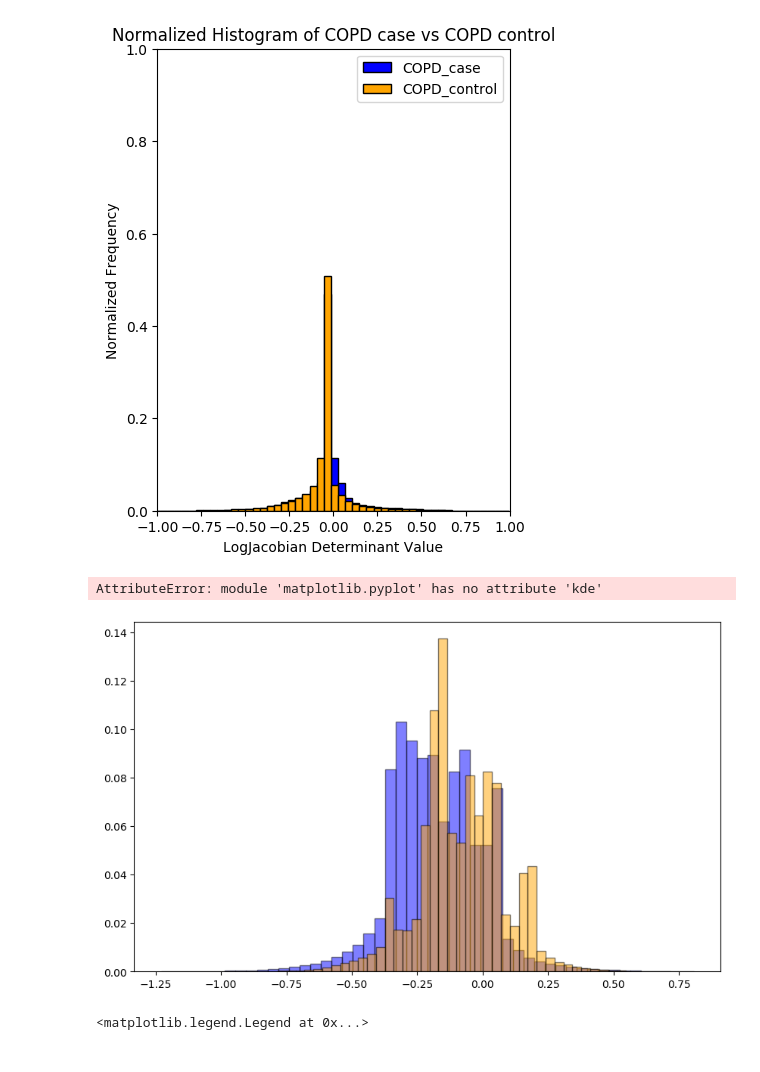
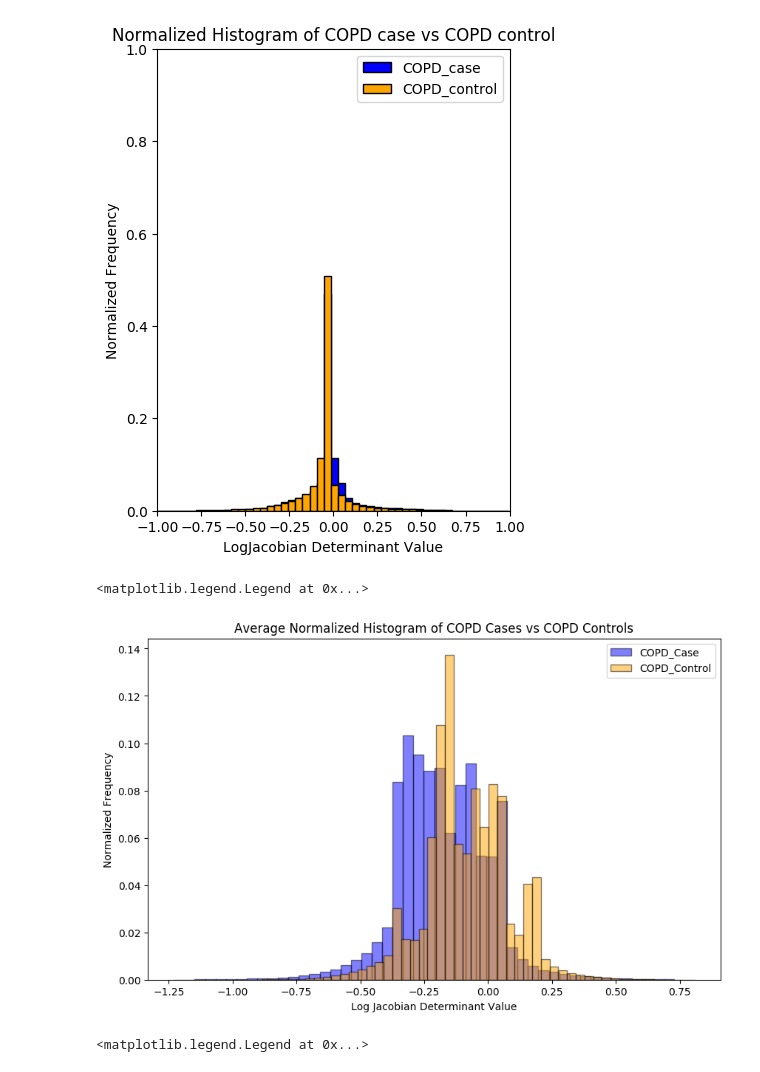
Before and after one commit to MASILab/Inhale_Exhale_CT, a Jupyter notebook: ANTS_command_line/plotJacobiandeterminant.ipynb, the cells around one changed output. Cells and saved outputs as stored; diff of their text form; code cells hidden in the pictures.

```diff
--- a/ANTS_command_line/plotJacobiandeterminant.ipynb
+++ b/ANTS_command_line/plotJacobiandeterminant.ipynb
@@ -111,35 +111,33 @@ plt.show()
 # %%
 #normalize the histograms
 def normalize_histogram(faltten, num_bins):
     hist, bin_edges = np.histogram(faltten, bins=num_bins)
     normalized_hist = hist/np.sum(hist)
     return normalized_hist, bin_edges
 
 histograms_cases = []
 histograms_controls = []
 
 for case, control in zip(cases, controls):
     normalized_hist_case, bin_edges_case = normalize_histogram(case.flatten(), num_bins)
     normalized_hist_control, bin_edges_control = normalize_histogram(control.flatten(), num_bins)
     histograms_cases.append(normalized_hist_case)
     histograms_controls.append(normalized_hist_control)
 
 avg_hist_case = np.mean(histograms_cases, axis=0)
 avg_hist_control = np.mean(histograms_controls, axis=0)
 
 plt.figure(figsize=(10, 6))
 # kde for this normalized histogram
 plt.bar(bin_edges_case[:-1], avg_hist_case, width=np.diff(bin_edges_case), color='blue', edgecolor='black', label='COPD_Case', alpha = 0.5)
 plt.bar(bin_edges_control[:-1], avg_hist_control, width=np.diff(bin_edges_control), color='orange', edgecolor='black', label='COPD_Control', alpha = 0.5)
-sns.kdeplot(bin_edges_case[:-1], avg_hist_case, color='blue', label='COPD_Case')
-sns.kdeplot(bin_edges_control[:-1], avg_hist_control, color='orange', label='COPD_Control')
 plt.xlabel('Log Jacobian Determinant Value')
 plt.ylabel('Normalized Frequency')
 plt.title('Average Normalized Histogram of COPD Cases vs COPD Controls')
 plt.legend()
 # %% [output]
-AttributeError: module 'matplotlib.pyplot' has no attribute 'kde'
+<matplotlib.legend.Legend at 0x...>
-[figure, old version]
+[figure, new version]
 # %%
 non_harmonized = "/nfs/masi/krishar1/SPIE_2025_InhaleExhaleCT/data_split/registration_ANTS_command_line/ANTS_outputs_exptoinsp_harmonized"
 
```
Also changed, not shown: parts of 4 cells of this notebook, 3 other files.
